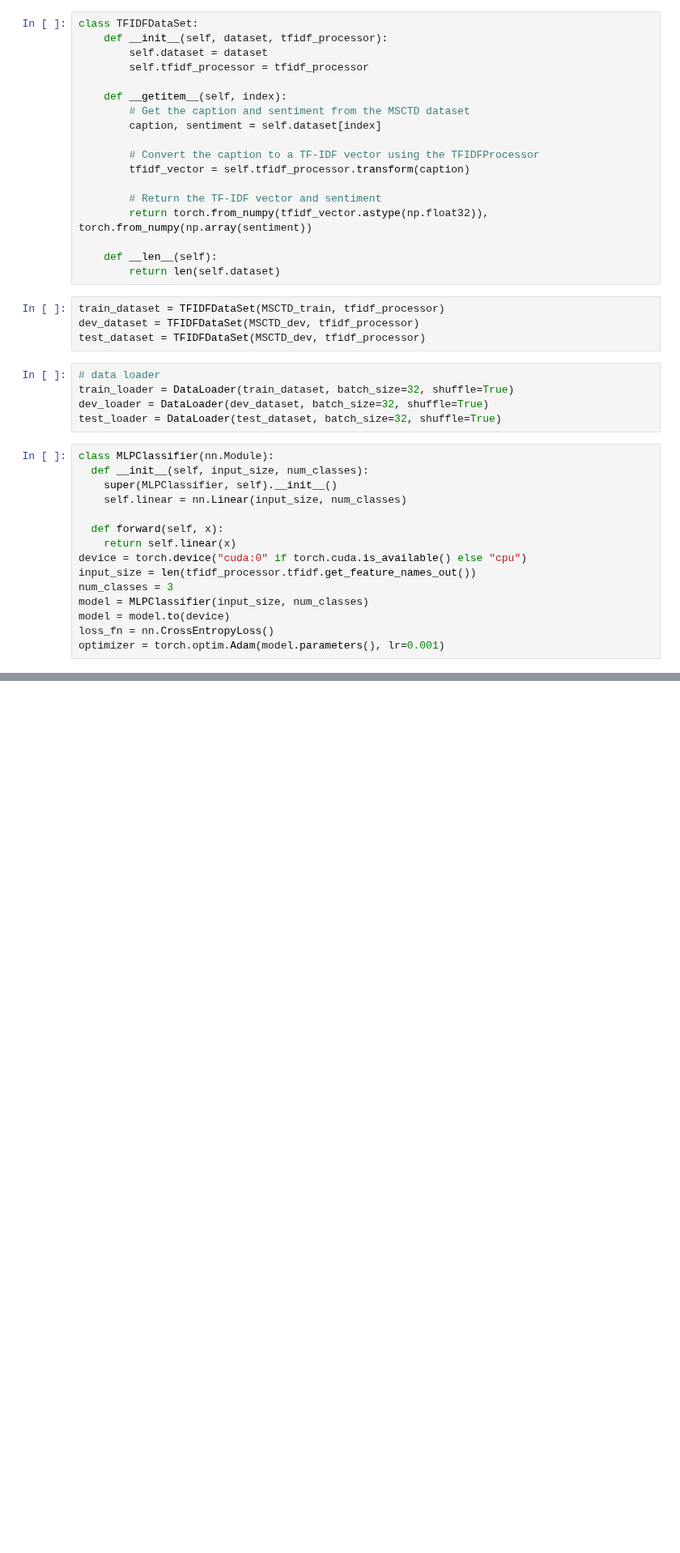
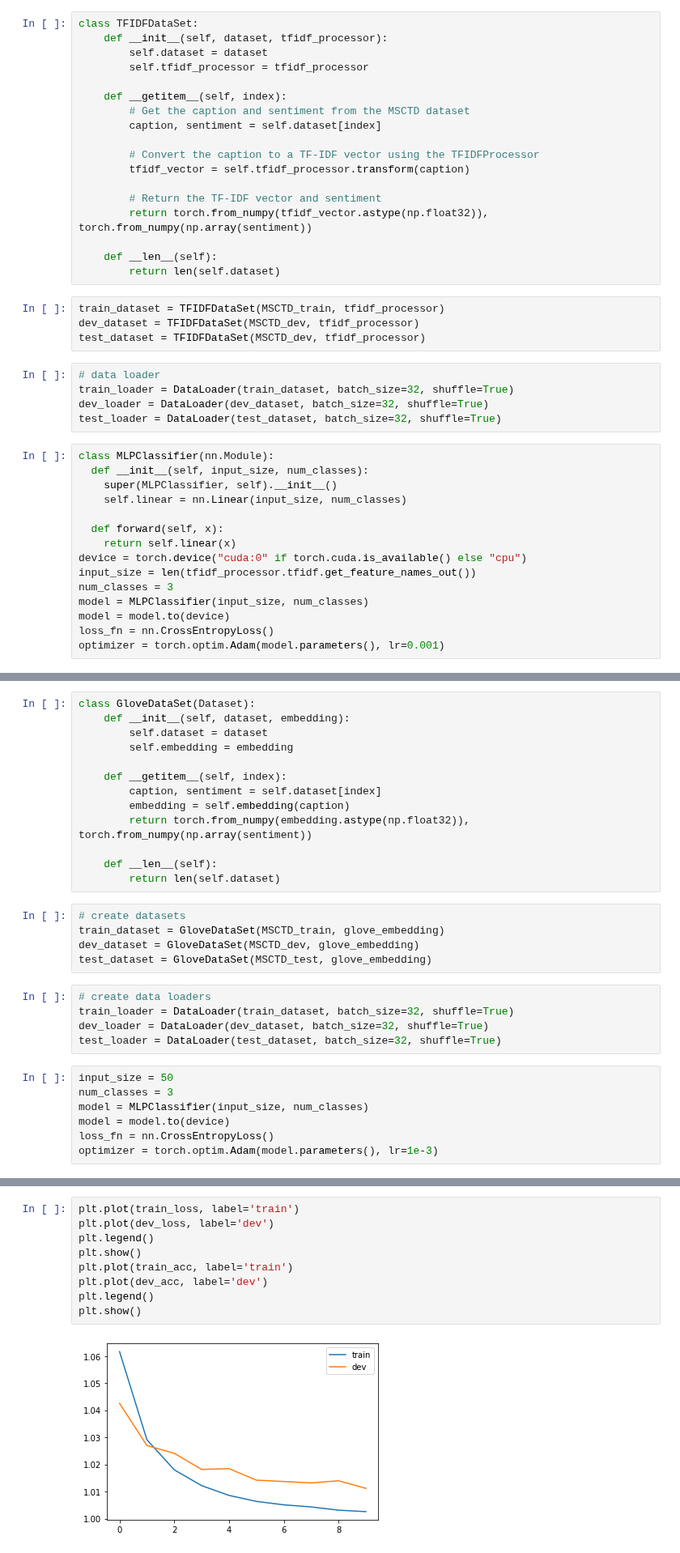
Before and after one commit to saeedzou/Multi-modal-Sentiment-Analysis-on-MSCTD-Dataset, a Jupyter notebook: Phase 2.ipynb, the cells around one changed output, grey strips where cells are left out. Shown at 81% size. Drawn from its saved outputs; the diff is of its cells as text; blank space fills up the shorter version.

```diff
--- a/Phase 2.ipynb
+++ b/Phase 2.ipynb
@@ -408,0 +425,30 @@ Test Loss: 0.9794, Test Accuracy: 0.5200
+# %%
+class GloveDataSet(Dataset):
+    def __init__(self, dataset, embedding):
+        self.dataset = dataset
+        self.embedding = embedding
+
+    def __getitem__(self, index):
+        caption, sentiment = self.dataset[index]
+        embedding = self.embedding(caption)
+        return torch.from_numpy(embedding.astype(np.float32)), torch.from_numpy(np.array(sentiment))
+
+    def __len__(self):
+        return len(self.dataset)
+# %%
+# create datasets
+train_dataset = GloveDataSet(MSCTD_train, glove_embedding)
+dev_dataset = GloveDataSet(MSCTD_dev, glove_embedding)
+test_dataset = GloveDataSet(MSCTD_test, glove_embedding)
+# %%
+# create data loaders
+train_loader = DataLoader(train_dataset, batch_size=32, shuffle=True)
+dev_loader = DataLoader(dev_dataset, batch_size=32, shuffle=True)
+test_loader = DataLoader(test_dataset, batch_size=32, shuffle=True)
+# %%
+input_size = 50
+num_classes = 3
+model = MLPClassifier(input_size, num_classes)
+model = model.to(device)
+loss_fn = nn.CrossEntropyLoss()
+optimizer = torch.optim.Adam(model.parameters(), lr=1e-3)
@@ -408,0 +514,11 @@ Test Loss: 0.9794, Test Accuracy: 0.5200
+# %%
+plt.plot(train_loss, label='train')
+plt.plot(dev_loss, label='dev')
+plt.legend()
+plt.show()
+plt.plot(train_acc, label='train')
+plt.plot(dev_acc, label='dev')
+plt.legend()
+plt.show()
+# %% [output]
+[figure, added]
```
Also changed, not shown: parts of 12 cells of this notebook.
